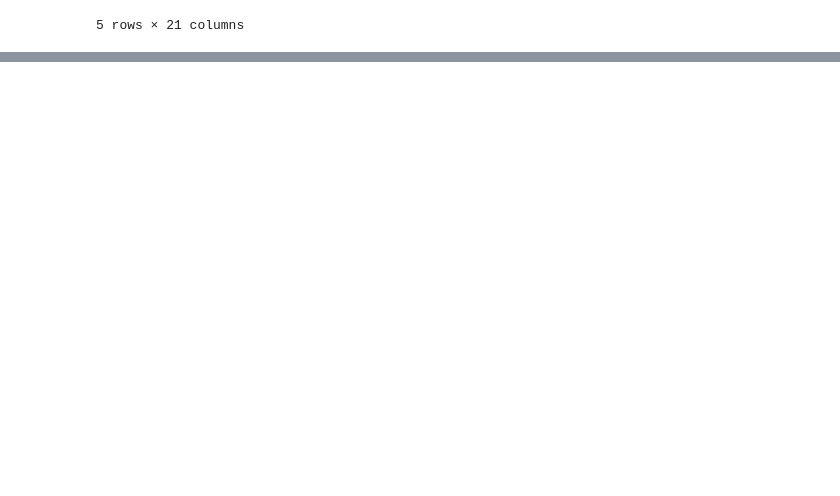
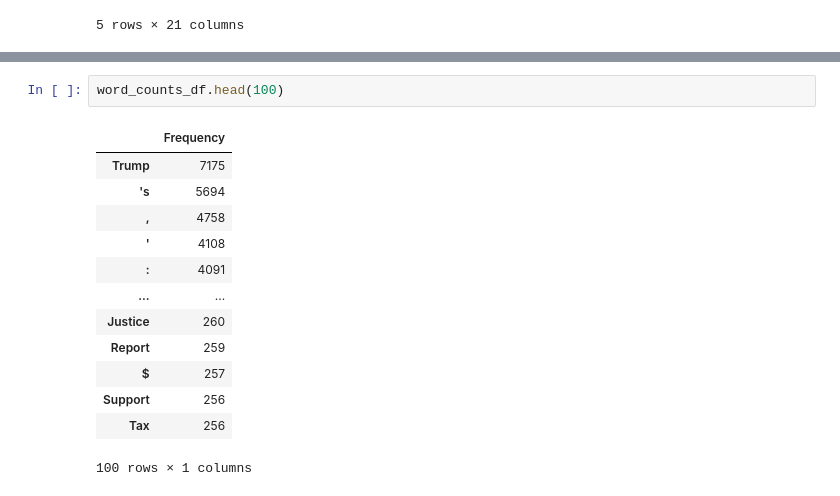
Before and after one commit to SSGrasland/DSFinal, a Jupyter notebook: DSFinal.ipynb, the cells around one changed output, grey strips where cells are left out. Cells and saved outputs as stored; diff of their text form; blank space fills up the shorter version.

```diff
--- a/DSFinal.ipynb
+++ b/DSFinal.ipynb
@@ -307,0 +453,16 @@ df.to_csv('Horror.csv', index=False)
+# %%
+word_counts_df.head(100)
+# %% [output]
+|  | Frequency |
+| Trump | 7175 |
+| 's | 5694 |
+| , | 4758 |
+| ' | 4108 |
+| : | 4091 |
+| ... | ... |
+| Justice | 260 |
+| Report | 259 |
+| $ | 257 |
+| Support | 256 |
+| Tax | 256 |
+100 rows × 1 columns
```
Also changed, not shown: parts of 18 cells of this notebook, 23 other files.
